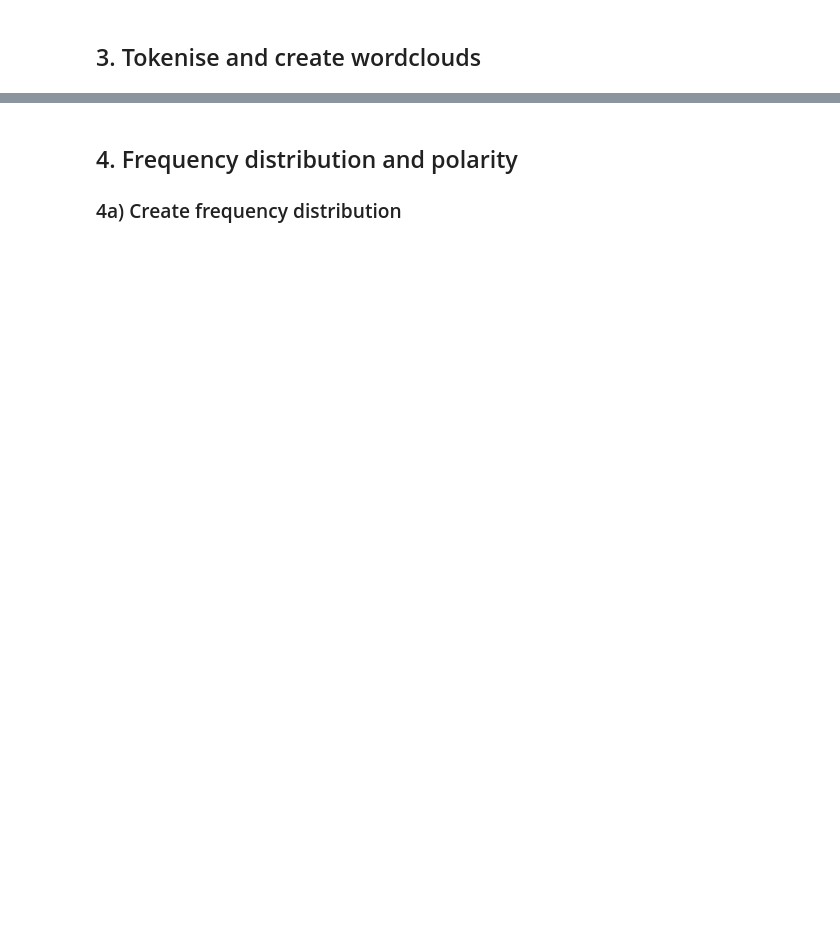
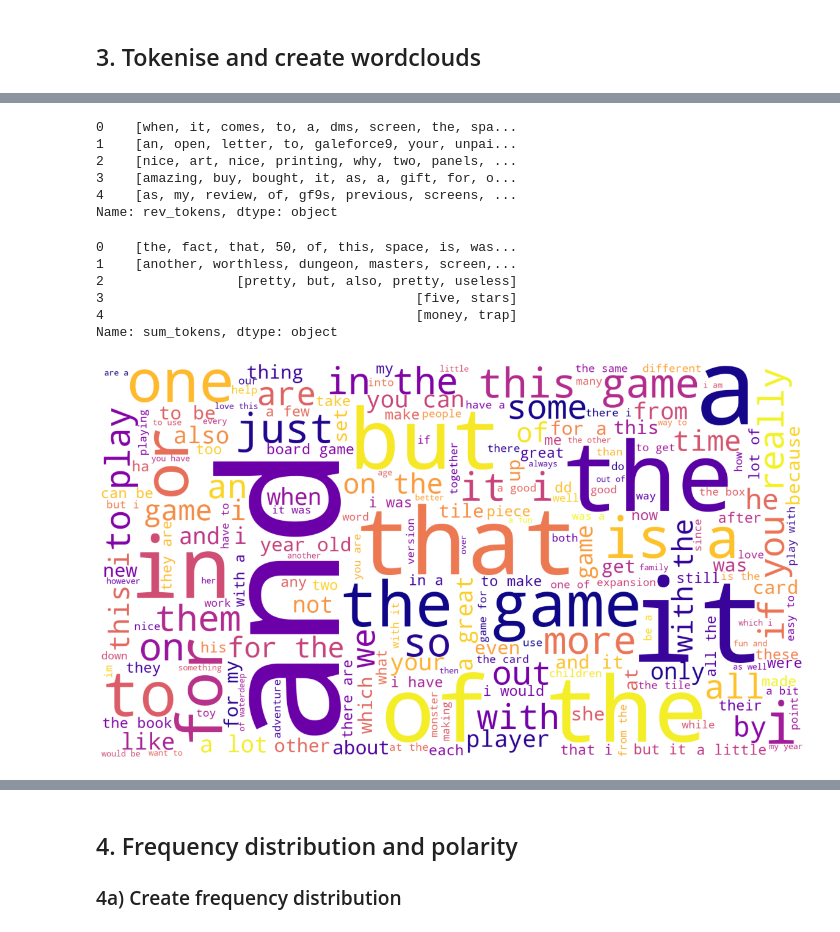
Before and after one commit to mikebenas/LSE_TurtleGames_R_Analysis, a Jupyter notebook: LSE_DA301_Assignment_Python_template.ipynb, the cells around one changed output, grey strips where cells are left out. Saved outputs shown, nothing was run; the diff lists cells and outputs as text; code cells hidden in the pictures; blank space fills up the shorter version.

```diff
--- a/LSE_DA301_Assignment_Python_template.ipynb
+++ b/LSE_DA301_Assignment_Python_template.ipynb
@@ -1273,6 +1322,7 @@ the fact that 50 of this space is wasted on art and not terribly informative or
 ## 3. Tokenise and create wordclouds
 # %%
 # Create new DataFrame (copy DataFrame).
-
+df4=df3.copy()
 
 # View DataFrame.
+df4.head()
@@ -1279,11 +1336,57 @@ the fact that 50 of this space is wasted on art and not terribly informative or
 # %%
 # Apply tokenisation to both columns.
+# Tokenise review
+df4['rev_tokens'] = df4['review'].apply(word_tokenize)
 
-
-# View DataFrame.
+# Preview data.
+df4['rev_tokens'].head()
+# %% [output]
+0    [when, it, comes, to, a, dms, screen, the, spa...
+1    [an, open, letter, to, galeforce9, your, unpai...
+2    [nice, art, nice, printing, why, two, panels, ...
+3    [amazing, buy, bought, it, as, a, gift, for, o...
+4    [as, my, review, of, gf9s, previous, screens, ...
+Name: rev_tokens, dtype: object
+# %%
+# Tokenise review
+df4['sum_tokens'] = df4['summary'].apply(word_tokenize)
+
+# Preview data.
+df4['sum_tokens'].head()
+# %% [output]
+0    [the, fact, that, 50, of, this, space, is, was...
+1    [another, worthless, dungeon, masters, screen,...
+2                 [pretty, but, also, pretty, useless]
+3                                        [five, stars]
+4                                        [money, trap]
+Name: sum_tokens, dtype: object
 # %%
 # Review: Create a word cloud.
+# String all the comments together in a single variable.
+# Create an empty string variable.
+rev_cloud = ''
+for i in range(df4.shape[0]):
+    # Add each comment.
+    rev_cloud = rev_cloud + df4['review'][i]
 # %%
 # Review: Plot the WordCloud image.
+# Set the colour palette.
+sns.set(color_codes=True)
+
+# Create a WordCloud object.
+word_cloud_rev = WordCloud(width = 1600, height = 900,
+                background_color ='white',
+                colormap = 'plasma',
+                stopwords = 'none',
+                min_font_size = 10).generate(rev_cloud)
+
+# Plot the WordCloud image.
+plt.figure(figsize = (16, 9), facecolor = None)
+plt.imshow(word_cloud_rev)
+plt.axis('off')
+plt.tight_layout(pad = 0)
+plt.show()
+# %% [output]
+[figure, added]
 # %%
 # Summary: Create a word cloud.
```
Also changed, not shown: parts of 27 cells of this notebook.
